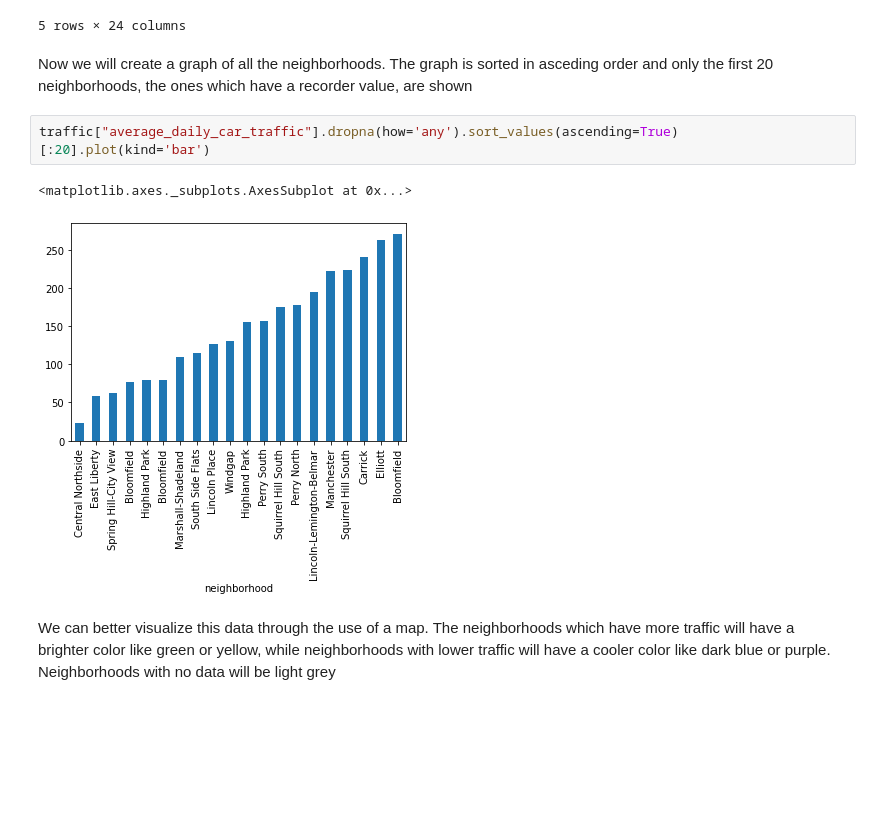
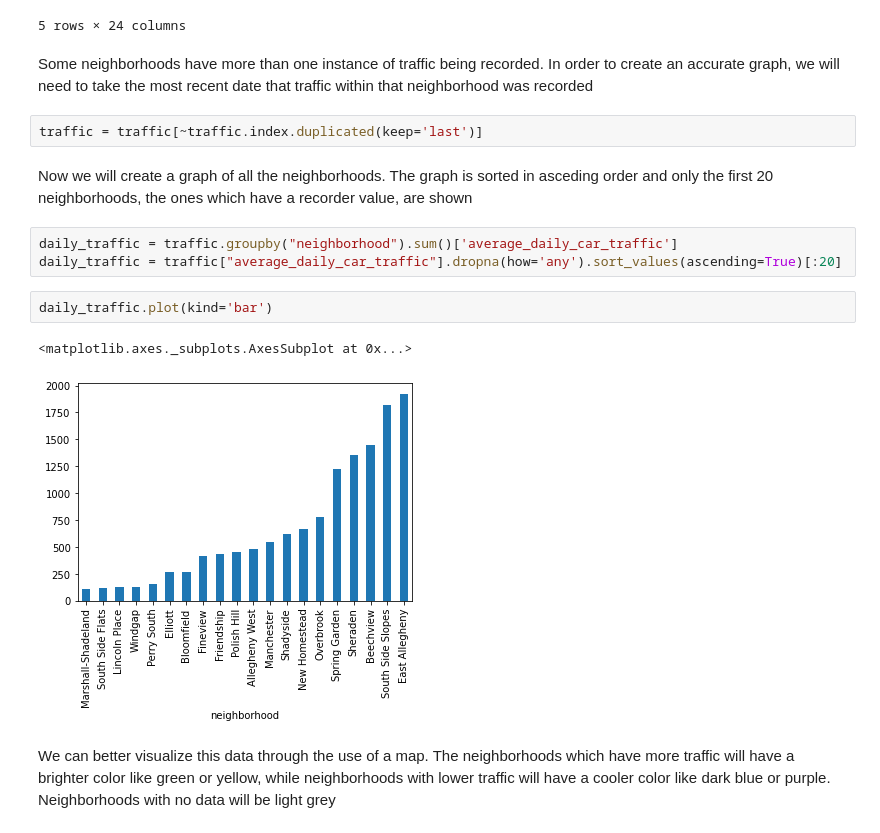
Before and after one commit to Clester31/Big-Ideas-Final-Project, a Jupyter notebook: ccl31-pitt-traffic-data.ipynb, the cells around one changed output. Saved outputs shown, nothing was run; the diff lists cells and outputs as text; blank space fills up the shorter version.

```diff
--- a/ccl31-pitt-traffic-data.ipynb
+++ b/ccl31-pitt-traffic-data.ipynb
@@ -19,13 +19,20 @@ traffic.head()
 | Squirrel Hill South | 103627606 | 9 | 7.341951e+08 | 2018-07-17 | 2018-08-01 | 2741.0 | ... |
 | Perry North | 1039546167 | 144 | NaN | NaN | NaN | NaN | ... |
 5 rows × 24 columns
+# %% [markdown]
+Some neighborhoods have more than one instance of traffic being recorded. In order to create an accurate graph, we will need to take the most recent date that traffic within that neighborhood was recorded
+# %%
+traffic = traffic[~traffic.index.duplicated(keep='last')]
 # %% [markdown]
 Now we will create a graph of all the neighborhoods. The graph is sorted in asceding order and only the first 20 neighborhoods, the ones which have a recorder value, are shown
 # %%
-traffic["average_daily_car_traffic"].dropna(how='any').sort_values(ascending=True)[:20].plot(kind='bar')
+daily_traffic = traffic.groupby("neighborhood").sum()['average_daily_car_traffic']
+daily_traffic = traffic["average_daily_car_traffic"].dropna(how='any').sort_values(ascending=True)[:20]
-# %% [output]
-<matplotlib.axes._subplots.AxesSubplot at 0x...>
-[figure, removed]
+# %%
+daily_traffic.plot(kind='bar')
+# %% [output]
+<matplotlib.axes._subplots.AxesSubplot at 0x...>
+[figure, added]
 # %% [markdown]
 We can better visualize this data through the use of a map. The neighborhoods which have more traffic will have a brighter color like green or yellow, while neighborhoods with lower traffic will have a cooler color like dark blue or purple. Neighborhoods with no data will be light grey
 # %%
```
Also changed, not shown: parts of 2 cells of this notebook.
